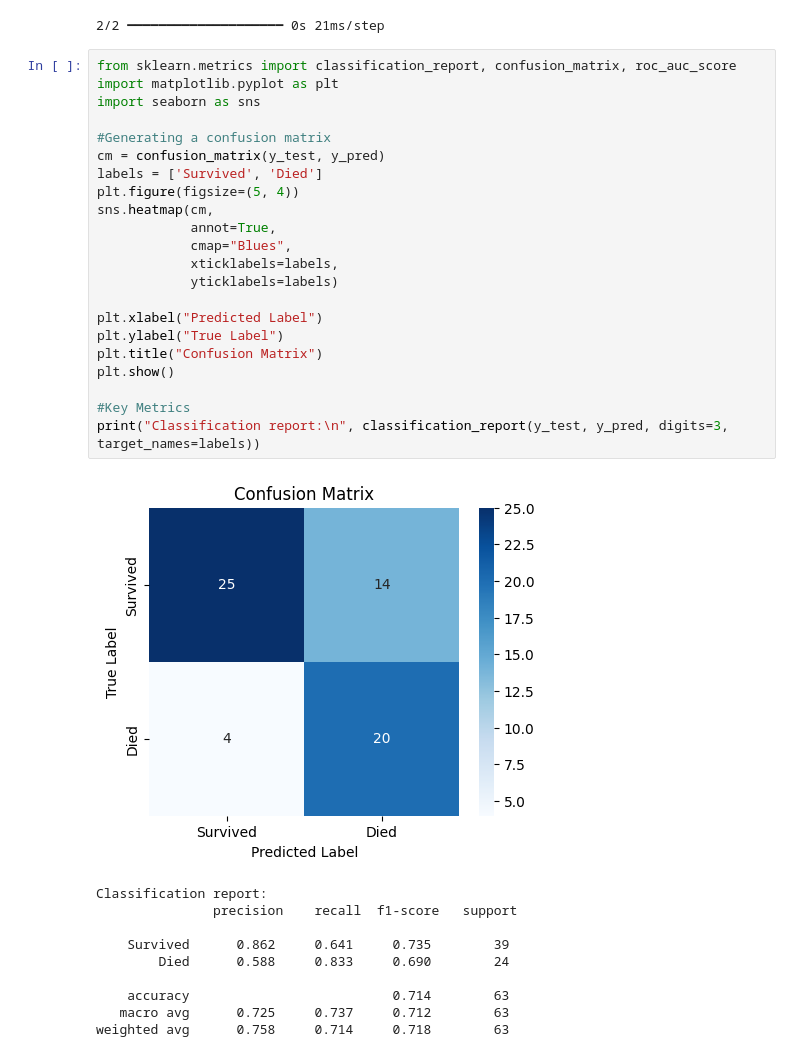
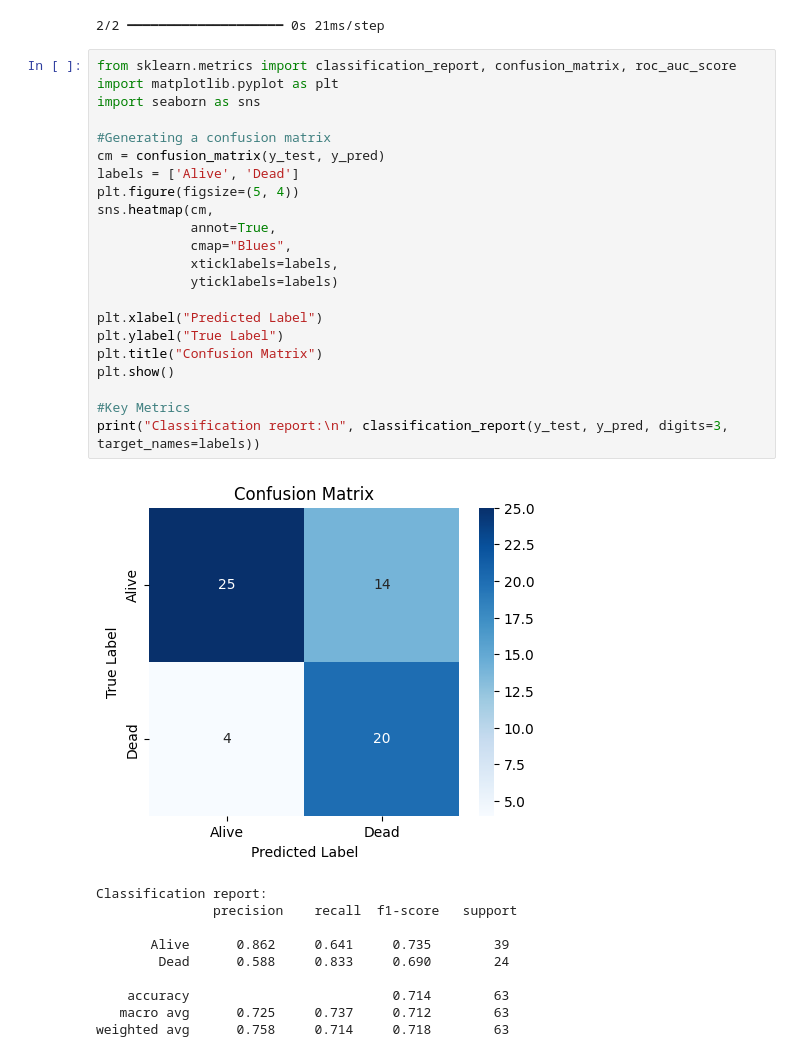
Before and after one commit to taming3joy/AIC-201, a Jupyter notebook: Neural Network/Model Evaluation.ipynb, the cells around one changed output. Saved outputs shown, nothing was run; the diff lists cells and outputs as text.

Commit message:
Update confusion matrix labels again

```diff
--- a/Neural Network/Model Evaluation.ipynb
+++ b/Neural Network/Model Evaluation.ipynb
@@ -49,32 +49,32 @@ y_pred = [1 if prob>=0.5 else 0 for prob in y_prob] #Convert probability to 0 an
 # %%
 from sklearn.metrics import classification_report, confusion_matrix, roc_auc_score
 import matplotlib.pyplot as plt
 import seaborn as sns
 
 #Generating a confusion matrix
 cm = confusion_matrix(y_test, y_pred)
-labels = ['Survived', 'Died']
+labels = ['Alive', 'Dead']
 plt.figure(figsize=(5, 4))
 sns.heatmap(cm,
             annot=True,
             cmap="Blues",
             xticklabels=labels,
             yticklabels=labels)
 
 plt.xlabel("Predicted Label")
 plt.ylabel("True Label")
 plt.title("Confusion Matrix")
 plt.show()
 
 #Key Metrics
 print("Classification report:\n", classification_report(y_test, y_pred, digits=3, target_names=labels))
 # %% [output]
-[figure, old version]
+[figure, new version]
 Classification report:
                precision    recall  f1-score   support
 
-    Survived      0.862     0.641     0.735        39
-        Died      0.588     0.833     0.690        24
+       Alive      0.862     0.641     0.735        39
+        Dead      0.588     0.833     0.690        24
 
     accuracy                          0.714        63
    macro avg      0.725     0.737     0.712        63
```
Also changed, not shown: 2 other files.
